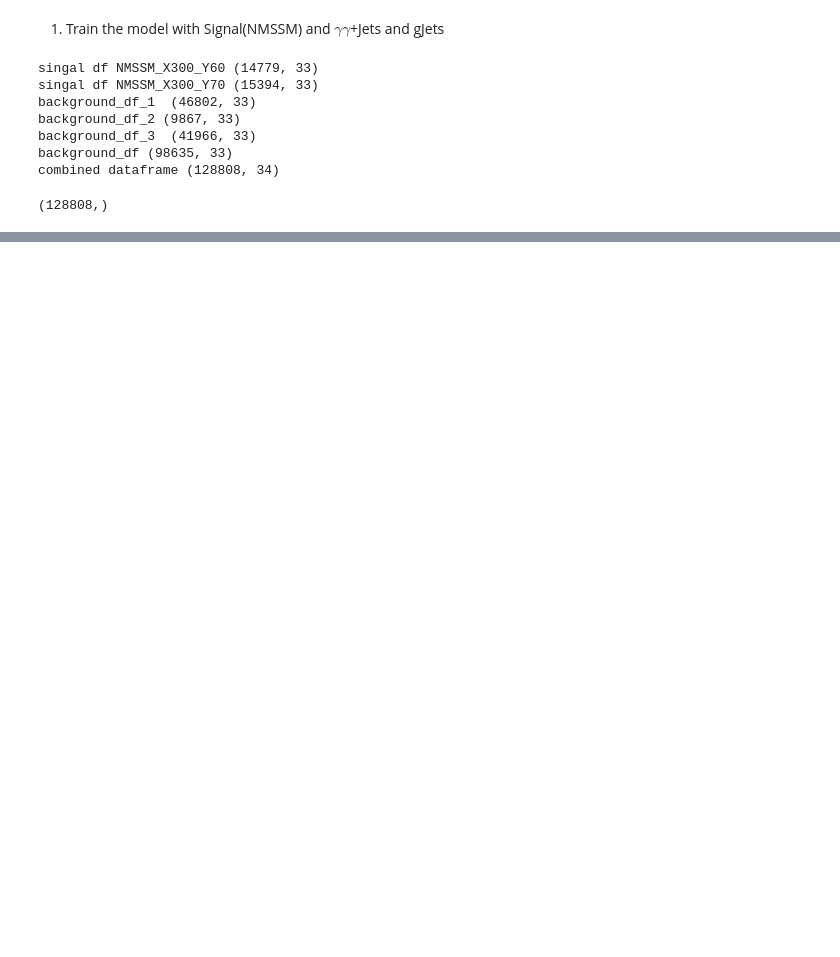
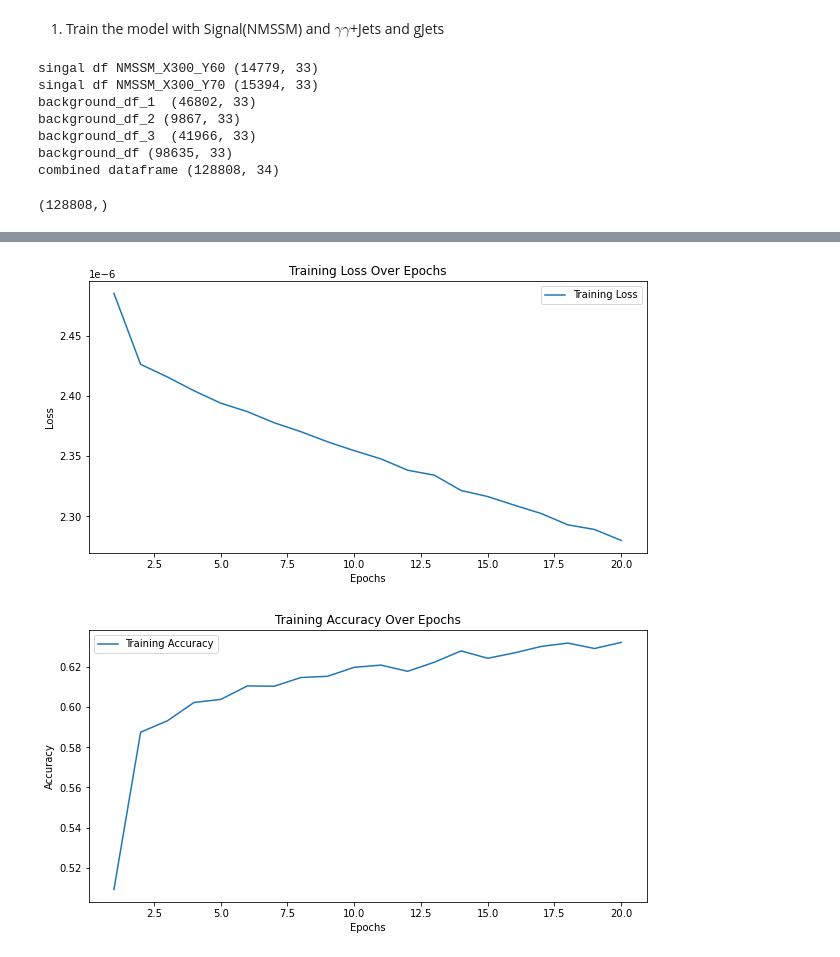
Before and after one commit to tiwariPC/hhbbgg_AwkwardAnalyzer, a Jupyter notebook: bdt/notebook/Multiclass_Descriminator.ipynb, the cells around one changed output, grey strips where cells are left out. Saved outputs shown, nothing was run; the diff lists cells and outputs as text; code cells hidden in the pictures; blank space fills up the shorter version.

```diff
--- a/bdt/notebook/Multiclass_Descriminator.ipynb
+++ b/bdt/notebook/Multiclass_Descriminator.ipynb
@@ -95,7 +95,7 @@ background_df = pd.concat([background_df_1, background_df_2, background_df_3], i
 print('background_df', background_df.shape)
 
 signal_df_1['label'] = 1
-signal_df_2['label'] = 1
+signal_df_2['label'] = 2
 background_df['label'] = 0
 
 combined_df = pd.concat([signal_df_1, signal_df_2, background_df], ignore_index=True)
@@ -193,0 +273,16 @@ test_loader = DataLoader(test_data, batch_size=32, shuffle=False)
+# %%
+# Define the number of classes and input dimensions
+n_classes = 3  # Three classes: Background, Signal 1, Signal 2
+input_dim = X_train_scaled.shape[1]  # Number of features in your input data
+
+# Instantiate the model
+model = SimpleDNN(input_dim, n_classes)
+
+# Define the loss function (reduction='none' if you are using sample weights)
+criterion = nn.CrossEntropyLoss(reduction='none')
+
+# Define the optimizer
+optimizer = optim.Adam(model.parameters(), lr=0.001)
+
+# Train the model and get losses and accuracies
+losses, accuracies = train_model(model, train_loader, criterion, optimizer, num_epochs=20)  # Adjust num_epochs as needed
@@ -193,0 +310,23 @@ test_loader = DataLoader(test_data, batch_size=32, shuffle=False)
+# %%
+import matplotlib.pyplot as plt
+
+# Plot Loss
+plt.figure(figsize=(10, 5))
+plt.plot(range(1, len(losses) + 1), losses, label='Training Loss')
+plt.xlabel('Epochs')
+plt.ylabel('Loss')
+plt.title('Training Loss Over Epochs')
+plt.legend()
+plt.show()
+
+# Plot Accuracy
+plt.figure(figsize=(10, 5))
+plt.plot(range(1, len(accuracies) + 1), accuracies, label='Training Accuracy')
+plt.xlabel('Epochs')
+plt.ylabel('Accuracy')
+plt.title('Training Accuracy Over Epochs')
+plt.legend()
+plt.show()
+# %% [output]
+[figure, added]
+[figure, added]
```
Also changed, not shown: parts of 7 cells of this notebook.
